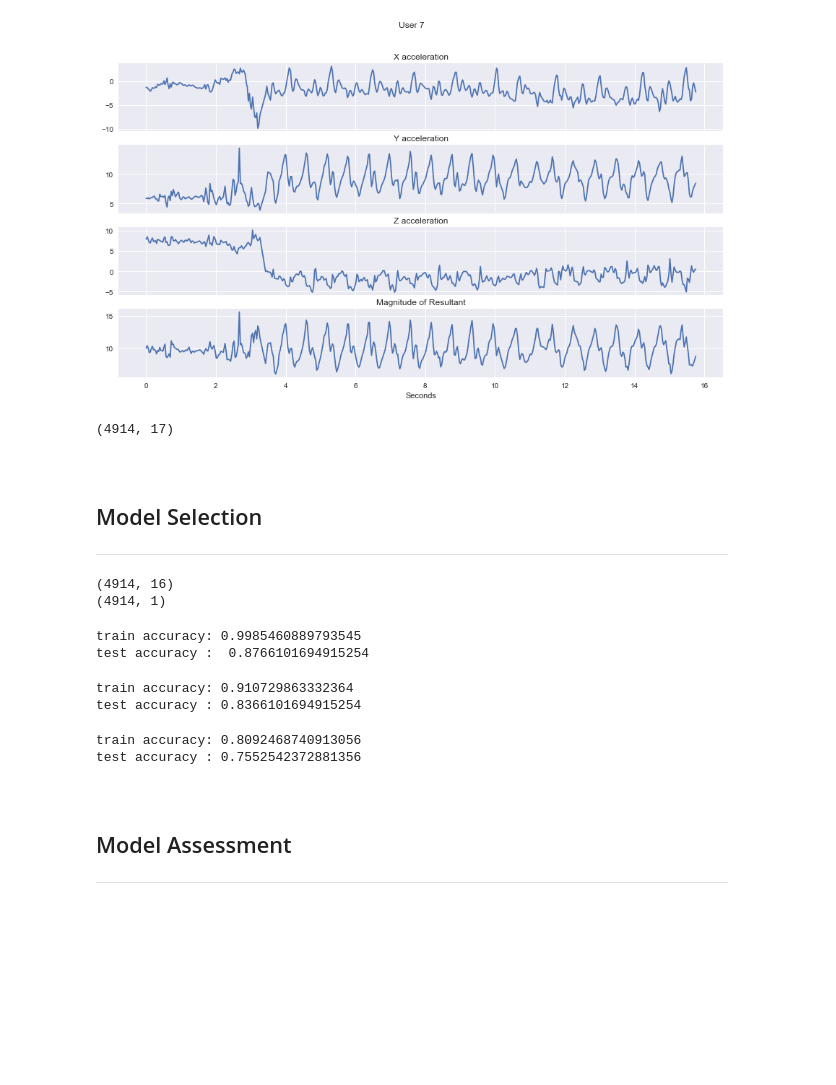
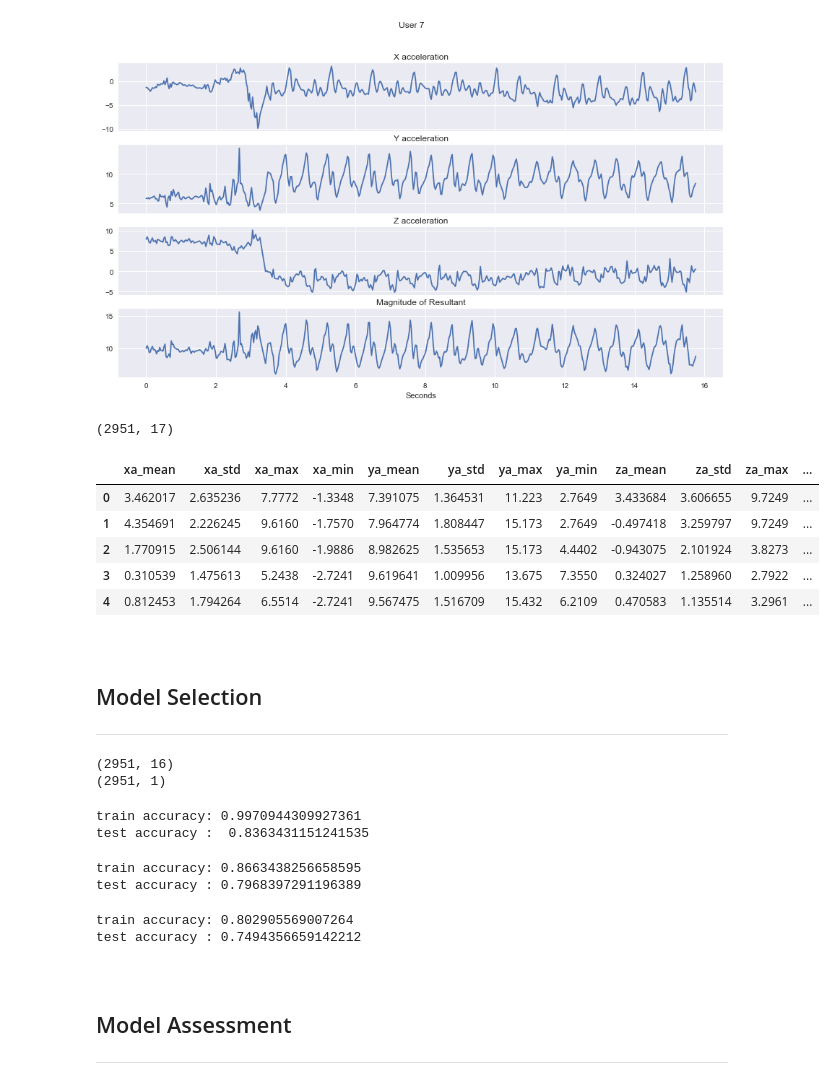
Before and after one commit to charcarr/walking-gate-classifier, a Jupyter notebook: analysis.ipynb, the cells around one changed output. Drawn from its saved outputs; the diff is of its cells as text; code cells hidden in the pictures; blank space fills up the shorter version.

```diff
--- a/analysis.ipynb
+++ b/analysis.ipynb
@@ -200,10 +200,10 @@ def get_rolling_window_stats(df, ws):
     c = df.rolling(ws).max()
     d = df.rolling(ws).min()
 
-    a= a.iloc[100::30, :]     # start at 100, keep every 30th row.
-    b= b.iloc[100::30, :]
-    c =c.iloc[100::30, :]
-    d =d.iloc[100::30, :]
+    a= a.iloc[100::50, :]     # start at 100, keep every 30th row.
+    b= b.iloc[100::50, :]
+    c =c.iloc[100::50, :]
+    d =d.iloc[100::50, :]
 
     df_new = pd.concat([a,b,c,d], axis=1)
     return(df_new)
@@ -250,9 +250,16 @@ features = features.dropna(axis = 0, how = 'any')          # drop any rows with
 features.index = range(len(features.index))                # reset the row index
 # %%
 ## peek at features
-features.shape
+print(features.shape)
+features.head()
 # %% [output]
-(4914, 17)
+(2951, 17)
+|  | xa_mean | xa_std | xa_max | xa_min | ya_mean | ya_std | ya_max | ya_min | za_mean | za_std | za_max | ... |
+| 0 | 3.462017 | 2.635236 | 7.7772 | -1.3348 | 7.391075 | 1.364531 | 11.223 | 2.7649 | 3.433684 | 3.606655 | 9.7249 | ... |
+| 1 | 4.354691 | 2.226245 | 9.6160 | -1.7570 | 7.964774 | 1.808447 | 15.173 | 2.7649 | -0.497418 | 3.259797 | 9.7249 | ... |
+| 2 | 1.770915 | 2.506144 | 9.6160 | -1.9886 | 8.982625 | 1.535653 | 15.173 | 4.4402 | -0.943075 | 2.101924 | 3.8273 | ... |
+| 3 | 0.310539 | 1.475613 | 5.2438 | -2.7241 | 9.619641 | 1.009956 | 13.675 | 7.3550 | 0.324027 | 1.258960 | 2.7922 | ... |
+| 4 | 0.812453 | 1.794264 | 6.5514 | -2.7241 | 9.567475 | 1.516709 | 15.432 | 6.2109 | 0.470583 | 1.135514 | 3.2961 | ... |
 # %% [markdown]
 <br/>
 
@@ -271,8 +278,8 @@ Xtrain, Xtest, ytrain, ytest = train_test_split(X, y, test_size=0.30)
 ytrain = np.array(ytrain).reshape(ytrain.shape[0],)
 ytest = np.array(ytest).reshape(ytest.shape[0],)
 # %% [output]
-(4914, 16)
-(4914, 1)
+(2951, 16)
+(2951, 1)
 # %%
 # random forest
 rf = RandomForestClassifier()
@@ -280,8 +287,8 @@ rf.fit(Xtrain, ytrain)
 print("train accuracy:", rf.score(Xtrain,ytrain))
 print("test accuracy : ", rf.score(Xtest,ytest))
 # %% [output]
-train accuracy: 0.9985460889793545
-test accuracy :  0.8766101694915254
+train accuracy: 0.9970944309927361
+test accuracy :  0.8363431151241535
 # %%
 # KNN
 knn = KNeighborsClassifier()
@@ -289,8 +296,8 @@ knn.fit(Xtrain,ytrain)
 print("train accuracy:", knn.score(Xtrain,ytrain))
 print("test accuracy :", knn.score(Xtest,ytest))
 # %% [output]
-train accuracy: 0.910729863332364
-test accuracy : 0.8366101694915254
+train accuracy: 0.8663438256658595
+test accuracy : 0.7968397291196389
 # %%
 # Linear SVM
 lin_svm = SVC(kernel = 'linear')
@@ -298,8 +305,8 @@ lin_svm.fit(Xtrain,ytrain)
 print("train accuracy:", lin_svm.score(Xtrain,ytrain))
 print("test accuracy :", lin_svm.score(Xtest,ytest))
 # %% [output]
-train accuracy: 0.8092468740913056
-test accuracy : 0.7552542372881356
+train accuracy: 0.802905569007264
+test accuracy : 0.7494356659142212
 # %% [markdown]
 <br/>
 
```
Also changed, not shown: 1 other file.
